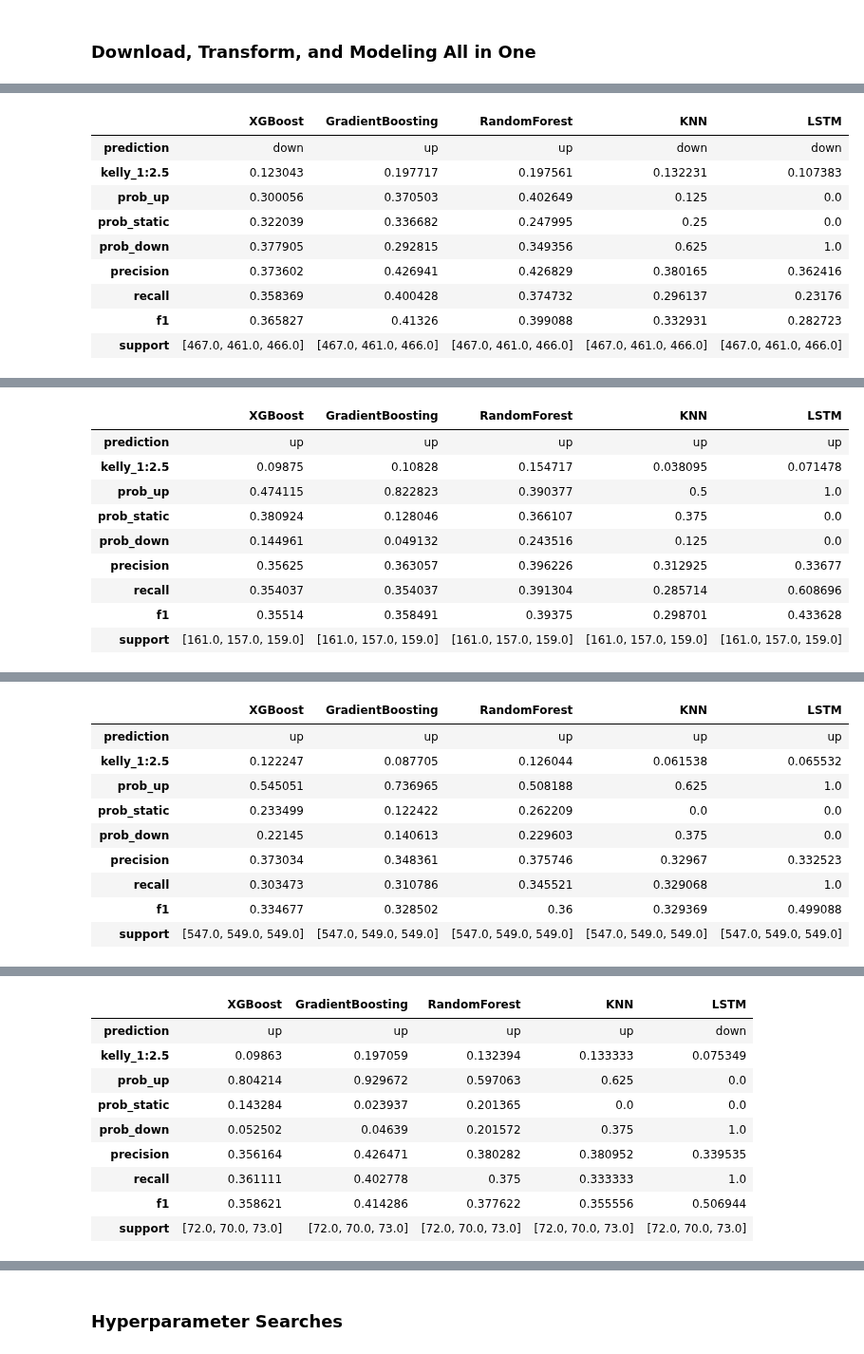
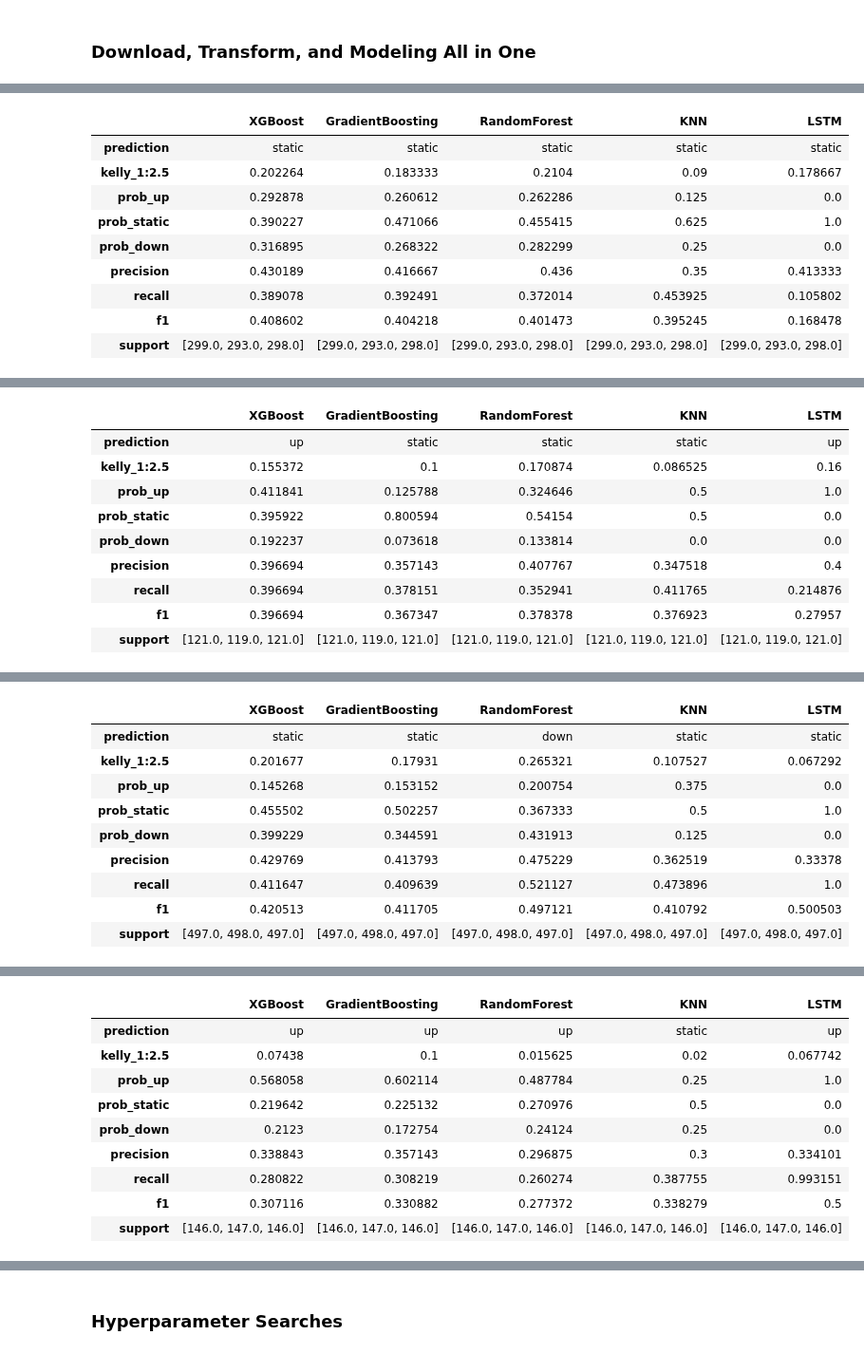
Before and after one commit to yuchild/stock_production, a Jupyter notebook: stock_next_time_frame_predictor.ipynb, the cells around one changed output, grey strips where cells are left out. Shown at 95% size. Cells and saved outputs as stored; diff of their text form; code cells hidden in the pictures.

```diff
--- a/stock_next_time_frame_predictor.ipynb
+++ b/stock_next_time_frame_predictor.ipynb
@@ -79,5 +79,5 @@ from src import modules as f # f is for function
 # %% [markdown]
 ### Download, Transform, and Modeling All in One
 # %%
-f.predictions('qs')
+f.predictions('nndm')
 # %% [output]
@@ -85,10 +85,10 @@ QS 5m Interval Timestamp: 2024-12-26 23:37:17
 |  | XGBoost | GradientBoosting | RandomForest | KNN | LSTM |
-| prediction | down | up | up | down | down |
-| kelly_1:2.5 | 0.123043 | 0.197717 | 0.197561 | 0.132231 | 0.107383 |
-| prob_up | 0.300056 | 0.370503 | 0.402649 | 0.125 | 0.0 |
-| prob_static | 0.322039 | 0.336682 | 0.247995 | 0.25 | 0.0 |
-| prob_down | 0.377905 | 0.292815 | 0.349356 | 0.625 | 1.0 |
-| precision | 0.373602 | 0.426941 | 0.426829 | 0.380165 | 0.362416 |
-| recall | 0.358369 | 0.400428 | 0.374732 | 0.296137 | 0.23176 |
-| f1 | 0.365827 | 0.41326 | 0.399088 | 0.332931 | 0.282723 |
-| support | [467.0, 461.0, 466.0] | [467.0, 461.0, 466.0] | [467.0, 461.0, 466.0] | [467.0, 461.0, 466.0] | [467.0, 461.0, 466.0] |
+| prediction | static | static | static | static | static |
+| kelly_1:2.5 | 0.202264 | 0.183333 | 0.2104 | 0.09 | 0.178667 |
+| prob_up | 0.292878 | 0.260612 | 0.262286 | 0.125 | 0.0 |
+| prob_static | 0.390227 | 0.471066 | 0.455415 | 0.625 | 1.0 |
+| prob_down | 0.316895 | 0.268322 | 0.282299 | 0.25 | 0.0 |
+| precision | 0.430189 | 0.416667 | 0.436 | 0.35 | 0.413333 |
+| recall | 0.389078 | 0.392491 | 0.372014 | 0.453925 | 0.105802 |
+| f1 | 0.408602 | 0.404218 | 0.401473 | 0.395245 | 0.168478 |
+| support | [299.0, 293.0, 298.0] | [299.0, 293.0, 298.0] | [299.0, 293.0, 298.0] | [299.0, 293.0, 298.0] | [299.0, 293.0, 298.0] |
@@ -96,10 +96,10 @@ QS 15m Interval Timestamp: 2024-12-26 23:37:46
 |  | XGBoost | GradientBoosting | RandomForest | KNN | LSTM |
-| prediction | up | up | up | up | up |
-| kelly_1:2.5 | 0.09875 | 0.10828 | 0.154717 | 0.038095 | 0.071478 |
-| prob_up | 0.474115 | 0.822823 | 0.390377 | 0.5 | 1.0 |
-| prob_static | 0.380924 | 0.128046 | 0.366107 | 0.375 | 0.0 |
-| prob_down | 0.144961 | 0.049132 | 0.243516 | 0.125 | 0.0 |
-| precision | 0.35625 | 0.363057 | 0.396226 | 0.312925 | 0.33677 |
-| recall | 0.354037 | 0.354037 | 0.391304 | 0.285714 | 0.608696 |
-| f1 | 0.35514 | 0.358491 | 0.39375 | 0.298701 | 0.433628 |
-| support | [161.0, 157.0, 159.0] | [161.0, 157.0, 159.0] | [161.0, 157.0, 159.0] | [161.0, 157.0, 159.0] | [161.0, 157.0, 159.0] |
+| prediction | up | static | static | static | up |
+| kelly_1:2.5 | 0.155372 | 0.1 | 0.170874 | 0.086525 | 0.16 |
+| prob_up | 0.411841 | 0.125788 | 0.324646 | 0.5 | 1.0 |
+| prob_static | 0.395922 | 0.800594 | 0.54154 | 0.5 | 0.0 |
+| prob_down | 0.192237 | 0.073618 | 0.133814 | 0.0 | 0.0 |
+| precision | 0.396694 | 0.357143 | 0.407767 | 0.347518 | 0.4 |
+| recall | 0.396694 | 0.378151 | 0.352941 | 0.411765 | 0.214876 |
+| f1 | 0.396694 | 0.367347 | 0.378378 | 0.376923 | 0.27957 |
+| support | [121.0, 119.0, 121.0] | [121.0, 119.0, 121.0] | [121.0, 119.0, 121.0] | [121.0, 119.0, 121.0] | [121.0, 119.0, 121.0] |
@@ -107,10 +107,10 @@ QS 1h Interval Timestamp: 2024-12-26 23:38:00
 |  | XGBoost | GradientBoosting | RandomForest | KNN | LSTM |
-| prediction | up | up | up | up | up |
-| kelly_1:2.5 | 0.122247 | 0.087705 | 0.126044 | 0.061538 | 0.065532 |
-| prob_up | 0.545051 | 0.736965 | 0.508188 | 0.625 | 1.0 |
-| prob_static | 0.233499 | 0.122422 | 0.262209 | 0.0 | 0.0 |
-| prob_down | 0.22145 | 0.140613 | 0.229603 | 0.375 | 0.0 |
-| precision | 0.373034 | 0.348361 | 0.375746 | 0.32967 | 0.332523 |
-| recall | 0.303473 | 0.310786 | 0.345521 | 0.329068 | 1.0 |
-| f1 | 0.334677 | 0.328502 | 0.36 | 0.329369 | 0.499088 |
-| support | [547.0, 549.0, 549.0] | [547.0, 549.0, 549.0] | [547.0, 549.0, 549.0] | [547.0, 549.0, 549.0] | [547.0, 549.0, 549.0] |
+| prediction | static | static | down | static | static |
+| kelly_1:2.5 | 0.201677 | 0.17931 | 0.265321 | 0.107527 | 0.067292 |
+| prob_up | 0.145268 | 0.153152 | 0.200754 | 0.375 | 0.0 |
+| prob_static | 0.455502 | 0.502257 | 0.367333 | 0.5 | 1.0 |
+| prob_down | 0.399229 | 0.344591 | 0.431913 | 0.125 | 0.0 |
+| precision | 0.429769 | 0.413793 | 0.475229 | 0.362519 | 0.33378 |
+| recall | 0.411647 | 0.409639 | 0.521127 | 0.473896 | 1.0 |
+| f1 | 0.420513 | 0.411705 | 0.497121 | 0.410792 | 0.500503 |
+| support | [497.0, 498.0, 497.0] | [497.0, 498.0, 497.0] | [497.0, 498.0, 497.0] | [497.0, 498.0, 497.0] | [497.0, 498.0, 497.0] |
@@ -118,10 +118,10 @@ QS 1d Interval Timestamp: 2024-12-26 23:38:41
 |  | XGBoost | GradientBoosting | RandomForest | KNN | LSTM |
-| prediction | up | up | up | up | down |
-| kelly_1:2.5 | 0.09863 | 0.197059 | 0.132394 | 0.133333 | 0.075349 |
-| prob_up | 0.804214 | 0.929672 | 0.597063 | 0.625 | 0.0 |
-| prob_static | 0.143284 | 0.023937 | 0.201365 | 0.0 | 0.0 |
-| prob_down | 0.052502 | 0.04639 | 0.201572 | 0.375 | 1.0 |
-| precision | 0.356164 | 0.426471 | 0.380282 | 0.380952 | 0.339535 |
-| recall | 0.361111 | 0.402778 | 0.375 | 0.333333 | 1.0 |
-| f1 | 0.358621 | 0.414286 | 0.377622 | 0.355556 | 0.506944 |
-| support | [72.0, 70.0, 73.0] | [72.0, 70.0, 73.0] | [72.0, 70.0, 73.0] | [72.0, 70.0, 73.0] | [72.0, 70.0, 73.0] |
+| prediction | up | up | up | static | up |
+| kelly_1:2.5 | 0.07438 | 0.1 | 0.015625 | 0.02 | 0.067742 |
+| prob_up | 0.568058 | 0.602114 | 0.487784 | 0.25 | 1.0 |
+| prob_static | 0.219642 | 0.225132 | 0.270976 | 0.5 | 0.0 |
+| prob_down | 0.2123 | 0.172754 | 0.24124 | 0.25 | 0.0 |
+| precision | 0.338843 | 0.357143 | 0.296875 | 0.3 | 0.334101 |
+| recall | 0.280822 | 0.308219 | 0.260274 | 0.387755 | 0.993151 |
+| f1 | 0.307116 | 0.330882 | 0.277372 | 0.338279 | 0.5 |
+| support | [146.0, 147.0, 146.0] | [146.0, 147.0, 146.0] | [146.0, 147.0, 146.0] | [146.0, 147.0, 146.0] | [146.0, 147.0, 146.0] |
```
Also changed, not shown: parts of 1 cell of this notebook, 12 other files.
